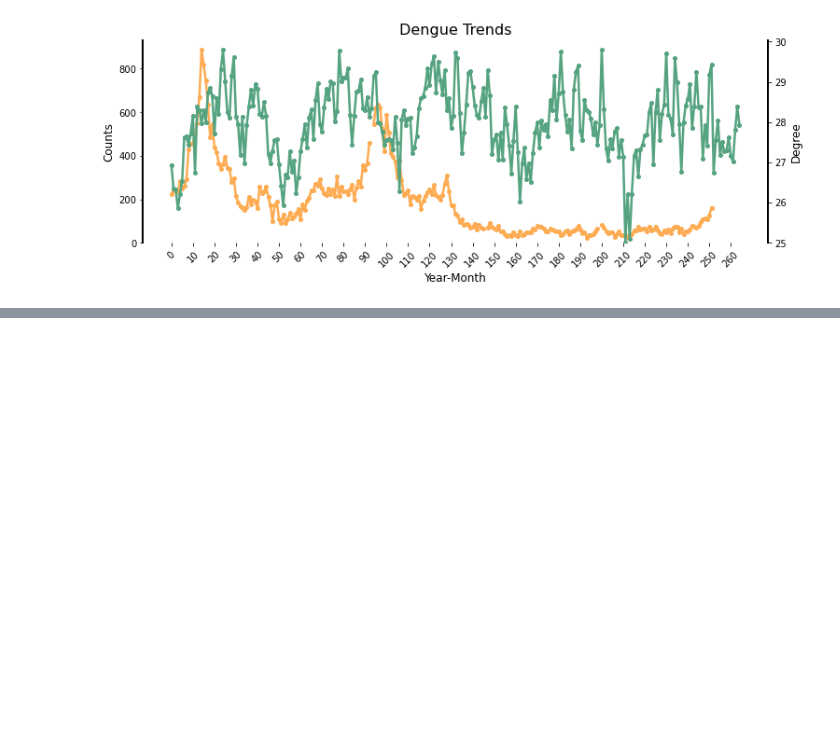
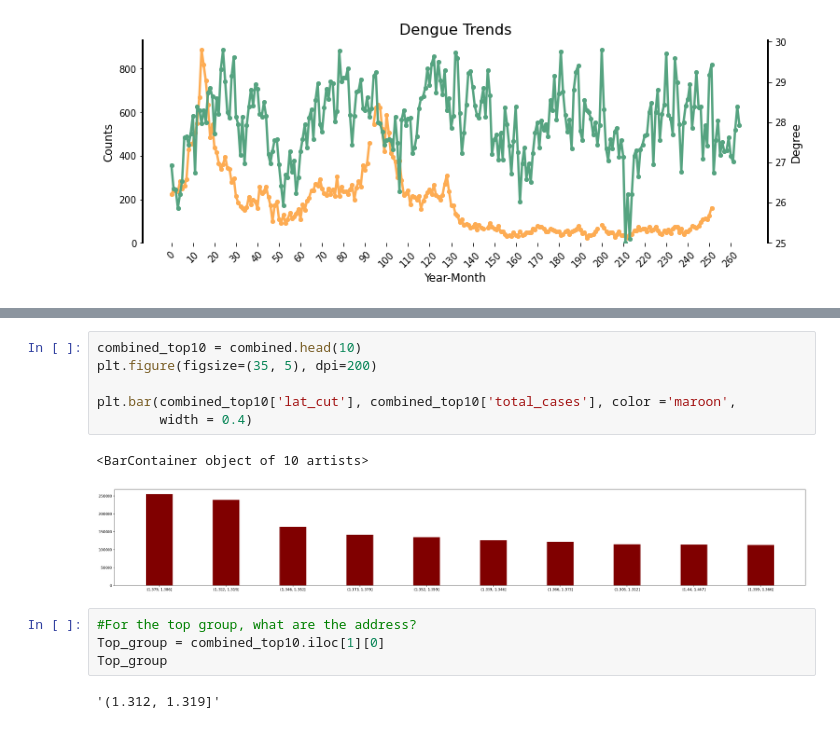
Before and after one commit to garyfoohw/GA_DSIF_Dengue, a Jupyter notebook: src/02_EDA_Anni.ipynb, the cells around one changed output, grey strips where cells are left out. Drawn from its saved outputs; the diff is of its cells as text; blank space fills up the shorter version.

```diff
--- a/src/02_EDA_Anni.ipynb
+++ b/src/02_EDA_Anni.ipynb
@@ -1333,0 +1678,15 @@ plt.show()
+# %%
+combined_top10 = combined.head(10)
+plt.figure(figsize=(35, 5), dpi=200)
+
+plt.bar(combined_top10['lat_cut'], combined_top10['total_cases'], color ='maroon',
+        width = 0.4)
+# %% [output]
+<BarContainer object of 10 artists>
+[figure, added]
+# %%
+#For the top group, what are the address?
+Top_group = combined_top10.iloc[1][0]
+Top_group
+# %% [output]
+'(1.312, 1.319]'
```
Also changed, not shown: parts of 45 cells of this notebook.
